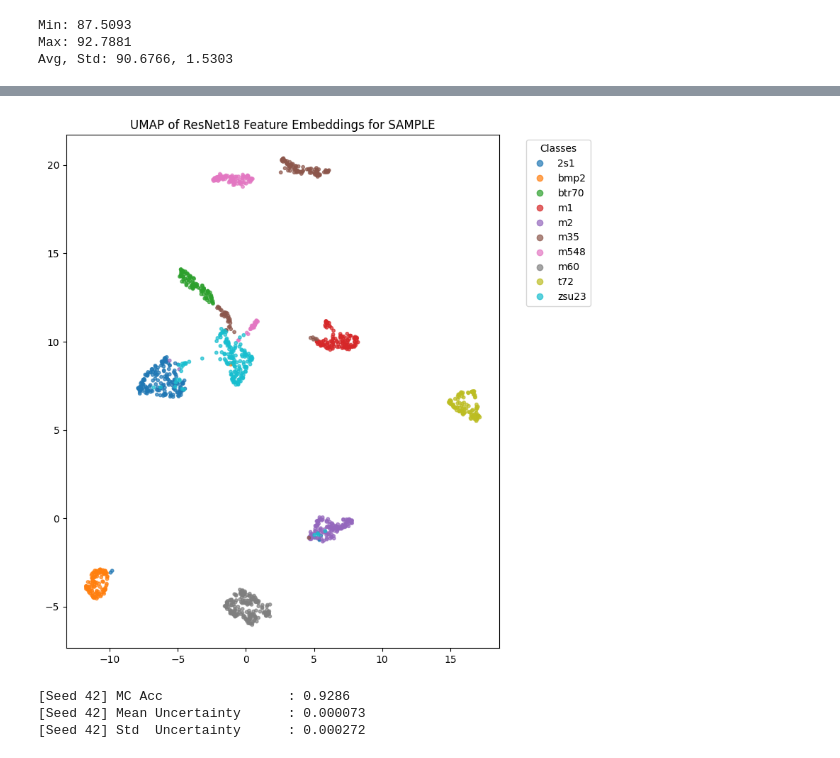
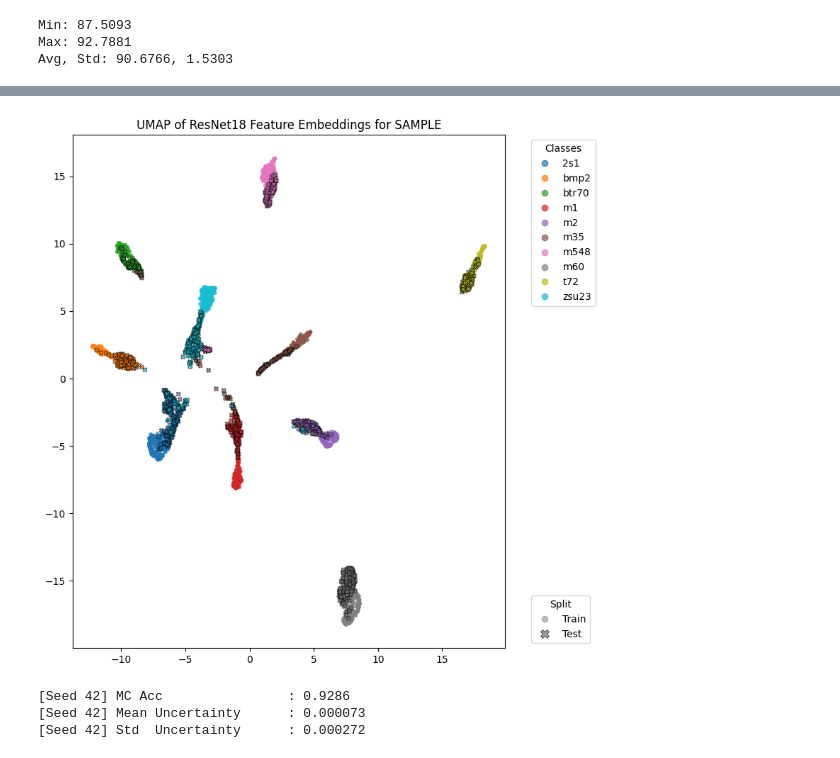
Before and after one commit to alvin-ng44/SAR_ML, a Jupyter notebook: notebooks/SSR/S1/SSR_exp1_full_runs.ipynb, the cells around one changed output, grey strips where cells are left out. Saved outputs shown, nothing was run; the diff lists cells and outputs as text; code cells hidden in the pictures.

```diff
--- a/notebooks/SSR/S1/SSR_exp1_full_runs.ipynb
+++ b/notebooks/SSR/S1/SSR_exp1_full_runs.ipynb
@@ -51,4 +49,5 @@ def worker_init_fn(worker_id):
 workspace = "/mnt/d/Users/Admin/Projects/dso/SAR_ML"
 data_workspace = os.path.join(workspace, "data/SAMPLE")
 # %%
-gmm_cache = build_gmm_cache(input_dir = os.path.join(data_workspace, "mat_files/synth"), processing_func = LogMapping(c = 1000.0))
+with open(os.path.join(workspace, "weights/SSR/SAMPLE_synth_gmm_cache.pkl"), "rb") as f:
+    gmm_cache = pickle.load(f)
@@ -309,4 +306,7 @@ print(f"Avg, Std: {test_acc_arr.mean() * 100:.4f}, {test_acc_arr.std() * 100:.4f
 Min: 87.5093
 Max: 92.7881
 Avg, Std: 90.6766, 1.5303
+# %%
+combined_ds = ConcatDataset([train_ds, test_ds])
+combined_loader = DataLoader(combined_ds, batch_size=64, shuffle=False, num_workers=12, pin_memory=True, persistent_workers=True)
 # %%
@@ -380,4 +406,5 @@ plt.show()
 # %%
+device = torch.cuda.set_device("cuda:0")
 new_model = models.resnet18(weights = None) # dont load ImageNet Weights
 # new_model.fc = nn.Linear(new_model.fc.in_features, len(train_ds.class_to_idx))
 new_model.fc = nn.Sequential(
@@ -386,7 +413,7 @@ new_model.fc = nn.Sequential(
     )
 # Load your trained weights
 new_model.load_state_dict(torch.load(
-    os.path.join(workspace, f"weights/SSR/Experiment_1/SSR_exp1_full_runs/rn18_seed{seed}_b16.pth"),
+    os.path.join(workspace, f"weights/SSR/Experiment_1/SSR_exp1_full_runs/rn18_seed1000_b16.pth"),
     map_location=device
 ))
 
@@ -400,7 +427,7 @@ feature_extractor.eval()
 features, labels_list = [], []
 
 with torch.no_grad():
-    for inputs, targets in dataloaders["test"]:
+    for inputs, targets in combined_loader:
         inputs = inputs.to(device)
         feats = feature_extractor(inputs)
         feats = feats.view(feats.size(0), -1)
@@ -410,8 +437,8 @@ with torch.no_grad():
 features = torch.cat(features).numpy()
 labels_list = torch.cat(labels_list).numpy()
 
-reducer = umap.UMAP(
-    n_neighbors=30,
+reducer = UMAP(
+    n_neighbors=100,
     min_dist=0.25,
     n_components=2,
 )
@@ -421,17 +448,34 @@ features_2d_umap = reducer.fit_transform(features)
 # Get class names from the dataset
 class_names = [name for name, idx in sorted(train_ds.class_to_idx.items(), key=lambda x: x[1])]
 
-plt.figure(figsize=(8, 8))
+n_classes = len(class_names)
+
+fig = plt.figure(figsize=(8, 8))
 scatter = plt.scatter(
-    features_2d_umap[:, 0],
-    features_2d_umap[:, 1],
-    c=labels_list,
+    features_2d_umap[:len(train_ds), 0],
+    features_2d_umap[:len(train_ds), 1],
+    c=labels_list[:len(train_ds)],
     cmap="tab10",
     s=10,
-    alpha=0.7
+    alpha=0.7,
+    marker = "o",
+    vmin=0, vmax=n_classes - 1
 )
 
-plt.legend(
+plt.scatter(
+    features_2d_umap[len(train_ds):, 0],
+    features_2d_umap[len(train_ds):, 1],
+    c=labels_list[len(train_ds):],
+    cmap="tab10",
+    s=20,
+    alpha=0.7,
+    linewidths=0.5,
+    marker = "X",
+    edgecolors="k",
+    vmin=0, vmax=n_classes - 1
+)
+
+class_legend = plt.legend(
     handles=scatter.legend_elements()[0],
     labels=class_names,
     title="Classes",
@@ -439,6 +483,15 @@ plt.legend(
     loc="upper left"
 )
 
+fig.add_artist(class_legend)  # keep it when adding the second legend
+
+# Marker legend for train vs test
+marker_handles = [
+    Line2D([0], [0], marker="o", color="grey", linestyle="None", markersize=6, alpha=0.5, label="Train"),
+    Line2D([0], [0], marker="X", color="grey", linestyle="None", markersize=8, alpha=0.8, markeredgecolor="k", markeredgewidth=0.5, label="Test"),
+]
+plt.legend(handles=marker_handles, title="Split", bbox_to_anchor=(1.05, 0), loc="lower left")
+
 plt.title("UMAP of ResNet18 Feature Embeddings for SAMPLE")
 plt.tight_layout()
 plt.show()
@@ -446,4 +500,4 @@ plt.show()
-[figure, old version]
+[figure, new version]
 # %%
 def mc_inference(model, dataloader, device, T= 50):
     """
```
Also changed, not shown: parts of 4 cells of this notebook, 2 other files.
